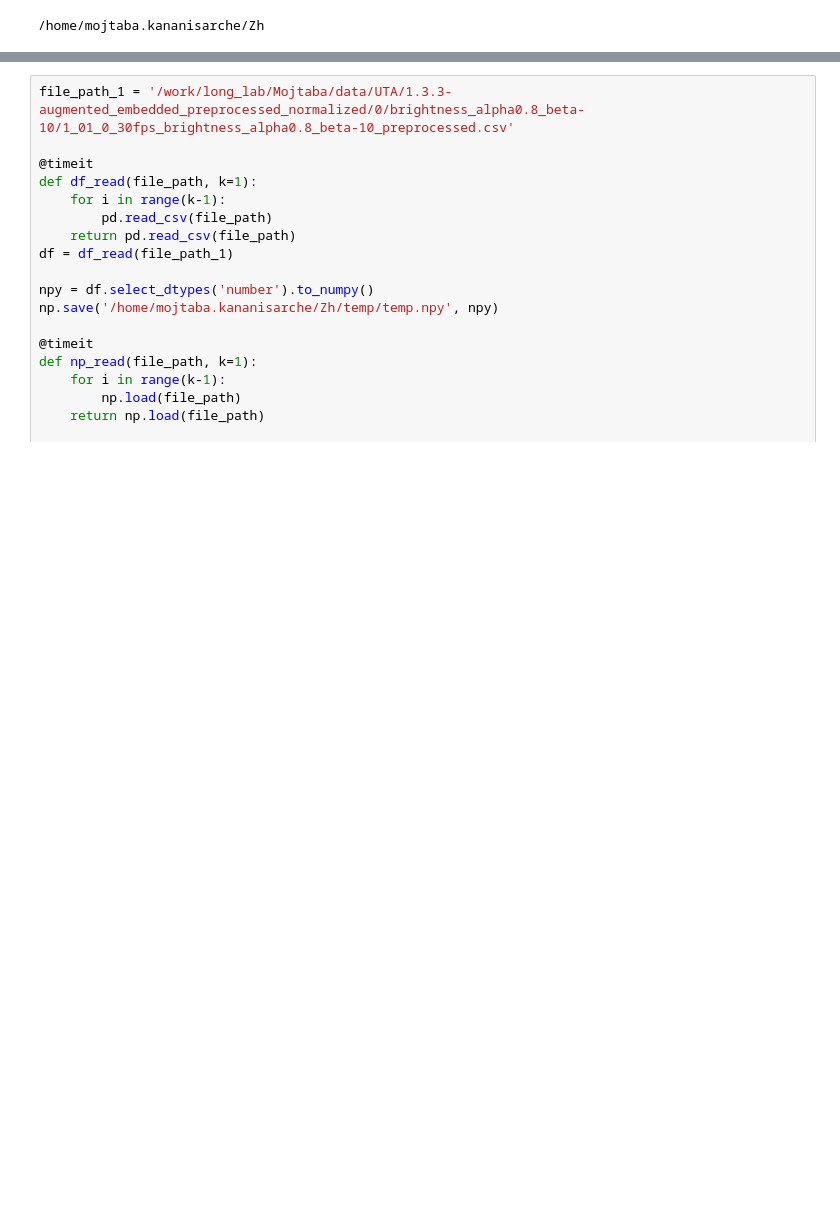
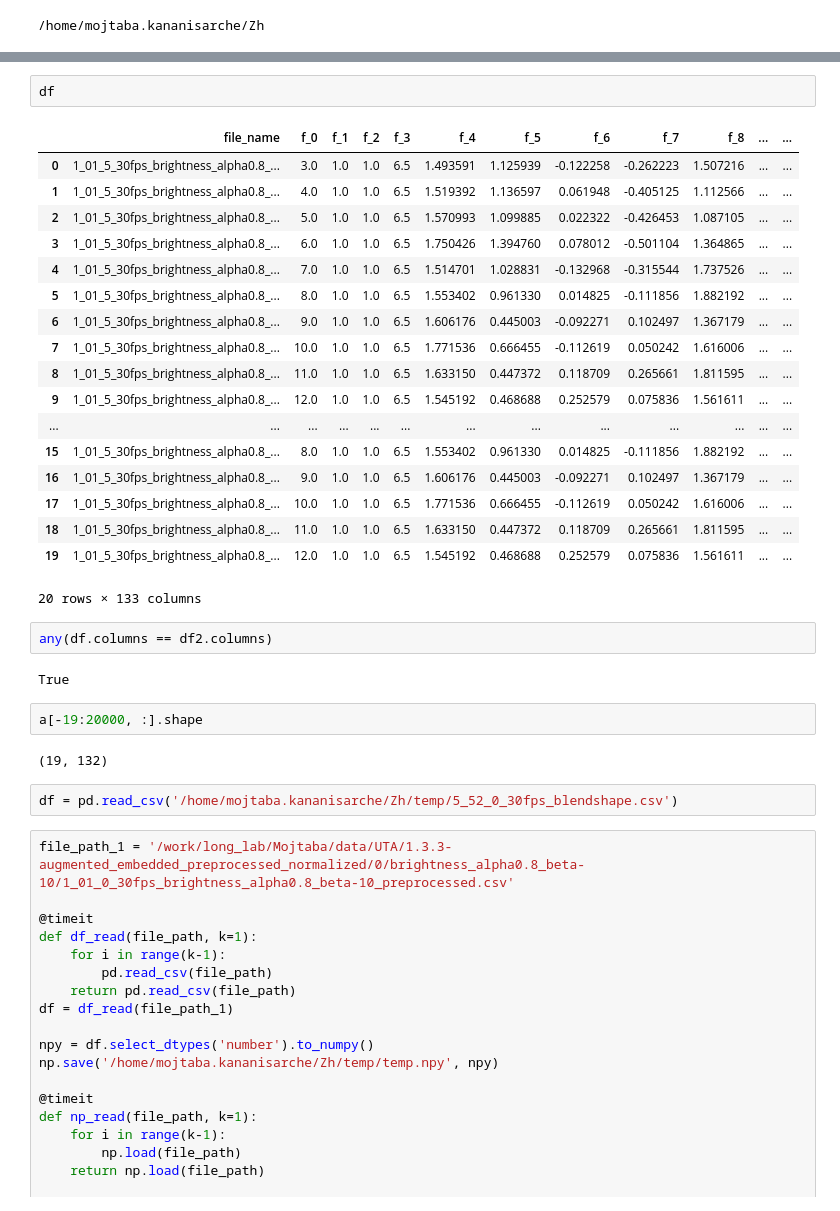
Before and after one commit to Roobahist/fatigue-detection, a Jupyter notebook: temp/temp.ipynb, the cells around one changed output, grey strips where cells are left out. Saved outputs shown, nothing was run; the diff lists cells and outputs as text; blank space fills up the shorter version.

```diff
--- a/temp/temp.ipynb
+++ b/temp/temp.ipynb
@@ -9,3 +215,34 @@ import numpy as np
+# %%
+df
+# %% [output]
+|  | file_name | f_0 | f_1 | f_2 | f_3 | f_4 | f_5 | f_6 | f_7 | f_8 | ... | ... |
+| 0 | 1_01_5_30fps_brightness_alpha0.8_... | 3.0 | 1.0 | 1.0 | 6.5 | 1.493591 | 1.125939 | -0.122258 | -0.262223 | 1.507216 | ... | ... |
+| 1 | 1_01_5_30fps_brightness_alpha0.8_... | 4.0 | 1.0 | 1.0 | 6.5 | 1.519392 | 1.136597 | 0.061948 | -0.405125 | 1.112566 | ... | ... |
+| 2 | 1_01_5_30fps_brightness_alpha0.8_... | 5.0 | 1.0 | 1.0 | 6.5 | 1.570993 | 1.099885 | 0.022322 | -0.426453 | 1.087105 | ... | ... |
+| 3 | 1_01_5_30fps_brightness_alpha0.8_... | 6.0 | 1.0 | 1.0 | 6.5 | 1.750426 | 1.394760 | 0.078012 | -0.501104 | 1.364865 | ... | ... |
+| 4 | 1_01_5_30fps_brightness_alpha0.8_... | 7.0 | 1.0 | 1.0 | 6.5 | 1.514701 | 1.028831 | -0.132968 | -0.315544 | 1.737526 | ... | ... |
+| 5 | 1_01_5_30fps_brightness_alpha0.8_... | 8.0 | 1.0 | 1.0 | 6.5 | 1.553402 | 0.961330 | 0.014825 | -0.111856 | 1.882192 | ... | ... |
+| 6 | 1_01_5_30fps_brightness_alpha0.8_... | 9.0 | 1.0 | 1.0 | 6.5 | 1.606176 | 0.445003 | -0.092271 | 0.102497 | 1.367179 | ... | ... |
+| 7 | 1_01_5_30fps_brightness_alpha0.8_... | 10.0 | 1.0 | 1.0 | 6.5 | 1.771536 | 0.666455 | -0.112619 | 0.050242 | 1.616006 | ... | ... |
+| 8 | 1_01_5_30fps_brightness_alpha0.8_... | 11.0 | 1.0 | 1.0 | 6.5 | 1.633150 | 0.447372 | 0.118709 | 0.265661 | 1.811595 | ... | ... |
+| 9 | 1_01_5_30fps_brightness_alpha0.8_... | 12.0 | 1.0 | 1.0 | 6.5 | 1.545192 | 0.468688 | 0.252579 | 0.075836 | 1.561611 | ... | ... |
+| ... | ... | ... | ... | ... | ... | ... | ... | ... | ... | ... | ... | ... |
+| 15 | 1_01_5_30fps_brightness_alpha0.8_... | 8.0 | 1.0 | 1.0 | 6.5 | 1.553402 | 0.961330 | 0.014825 | -0.111856 | 1.882192 | ... | ... |
+| 16 | 1_01_5_30fps_brightness_alpha0.8_... | 9.0 | 1.0 | 1.0 | 6.5 | 1.606176 | 0.445003 | -0.092271 | 0.102497 | 1.367179 | ... | ... |
+| 17 | 1_01_5_30fps_brightness_alpha0.8_... | 10.0 | 1.0 | 1.0 | 6.5 | 1.771536 | 0.666455 | -0.112619 | 0.050242 | 1.616006 | ... | ... |
+| 18 | 1_01_5_30fps_brightness_alpha0.8_... | 11.0 | 1.0 | 1.0 | 6.5 | 1.633150 | 0.447372 | 0.118709 | 0.265661 | 1.811595 | ... | ... |
+| 19 | 1_01_5_30fps_brightness_alpha0.8_... | 12.0 | 1.0 | 1.0 | 6.5 | 1.545192 | 0.468688 | 0.252579 | 0.075836 | 1.561611 | ... | ... |
+20 rows × 133 columns
+# %%
+any(df.columns == df2.columns)
+# %% [output]
+True
+# %%
+a[-19:20000, :].shape
+# %% [output]
+(19, 132)
+# %%
+df = pd.read_csv('/home/mojtaba.kananisarche/Zh/temp/5_52_0_30fps_blendshape.csv')
 # %%
 file_path_1 = '/work/long_lab/Mojtaba/data/UTA/1.3.3-augmented_embedded_preprocessed_normalized/0/brightness_alpha0.8_beta-10/1_01_0_30fps_brightness_alpha0.8_beta-10_preprocessed.csv'
 
```
Also changed, not shown: parts of 8 cells of this notebook, 1 other file.
